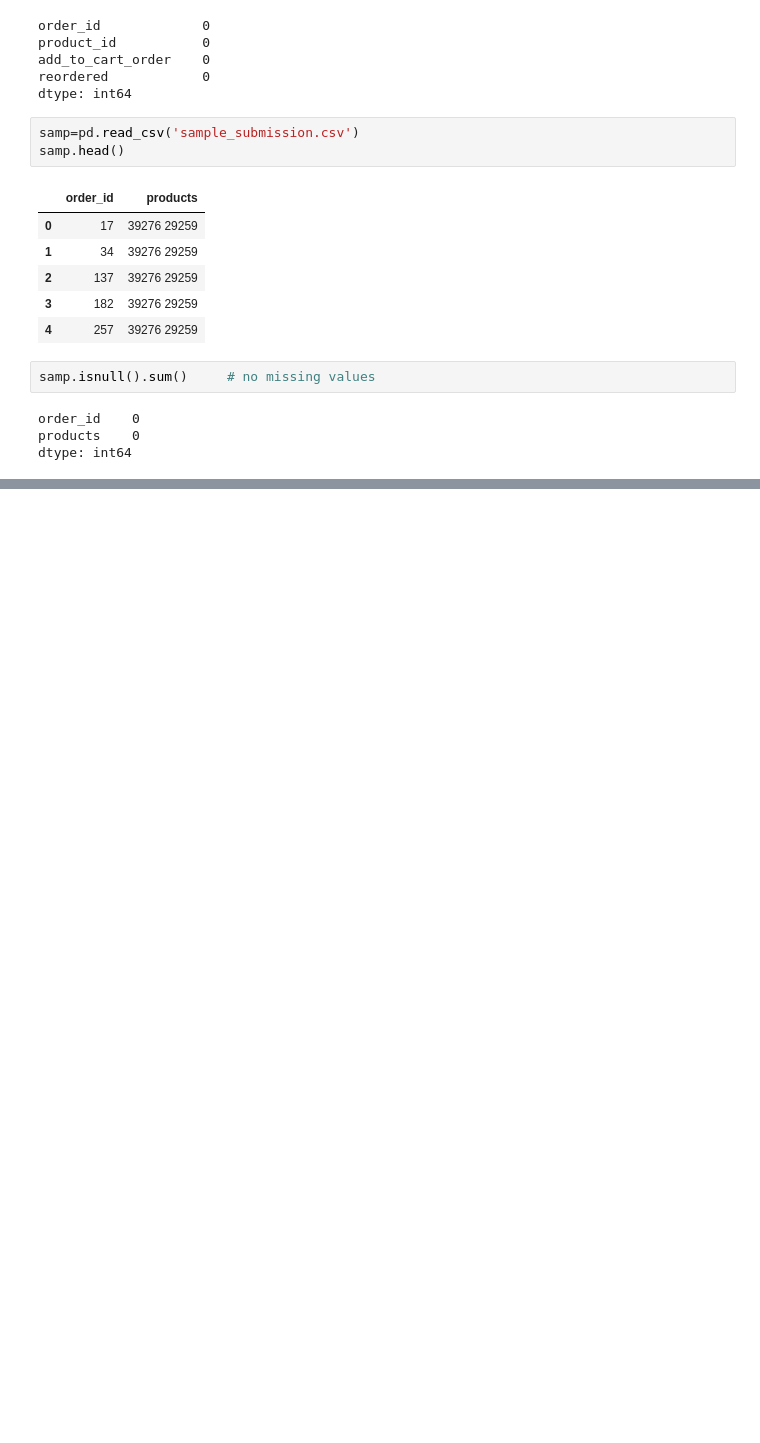
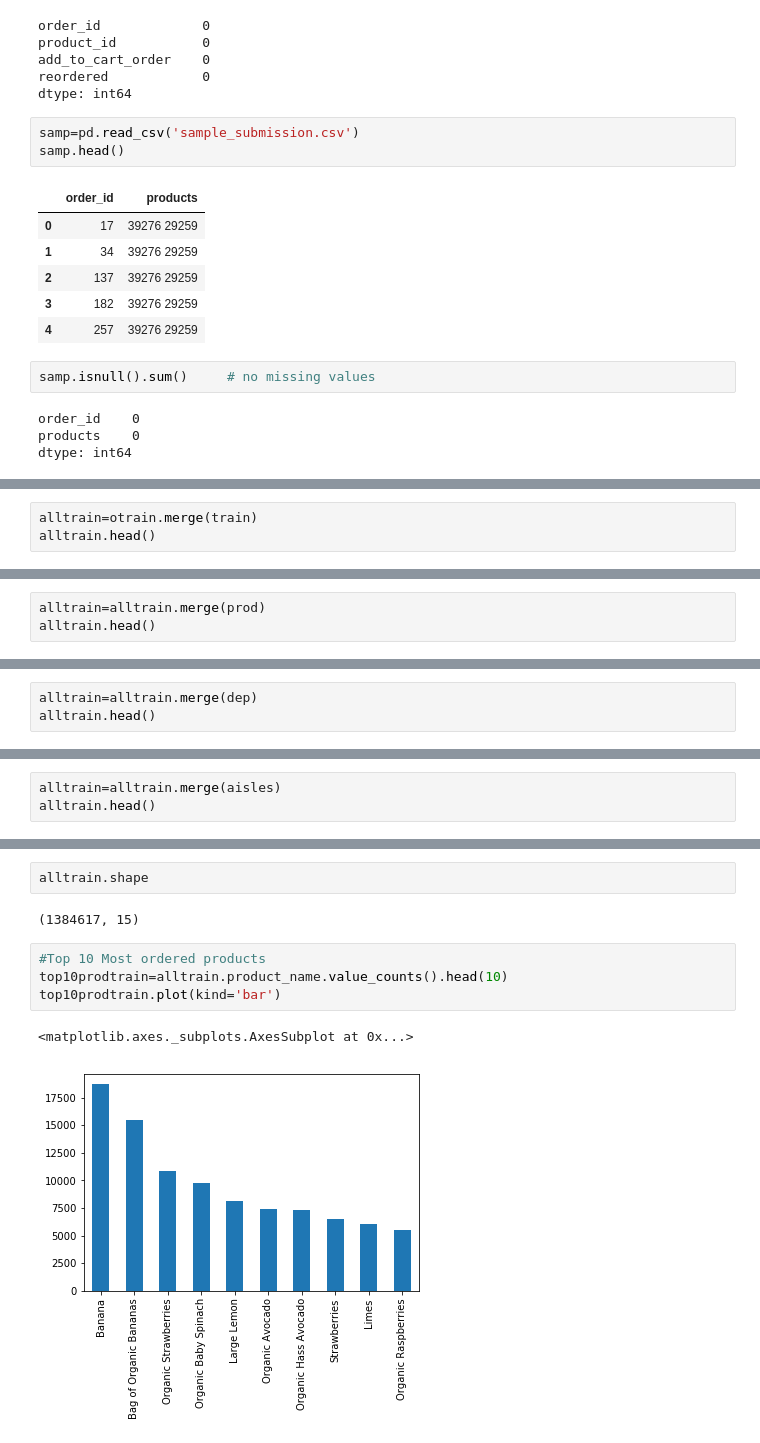
Before and after one commit to DrAugustine1981/InstacartCapstoneProject, a Jupyter notebook: EDA.ipynb, the cells around one changed output, grey strips where cells are left out. Cells and saved outputs as stored; diff of their text form; blank space fills up the shorter version.

```diff
--- a/EDA.ipynb
+++ b/EDA.ipynb
@@ -175,0 +239,3 @@ total number of products = 49688
+# %%
+alltrain=otrain.merge(train)
+alltrain.head()
@@ -175,0 +265,3 @@ total number of products = 49688
+# %%
+alltrain=alltrain.merge(prod)
+alltrain.head()
@@ -175,0 +283,3 @@ total number of products = 49688
+# %%
+alltrain=alltrain.merge(dep)
+alltrain.head()
@@ -175,0 +301,3 @@ total number of products = 49688
+# %%
+alltrain=alltrain.merge(aisles)
+alltrain.head()
@@ -175,0 +311,11 @@ total number of products = 49688
+# %%
+alltrain.shape
+# %% [output]
+(1384617, 15)
+# %%
+#Top 10 Most ordered products
+top10prodtrain=alltrain.product_name.value_counts().head(10)
+top10prodtrain.plot(kind='bar')
+# %% [output]
+<matplotlib.axes._subplots.AxesSubplot at 0x...>
+[figure, added]
```
Also changed, not shown: parts of 49 cells of this notebook.
